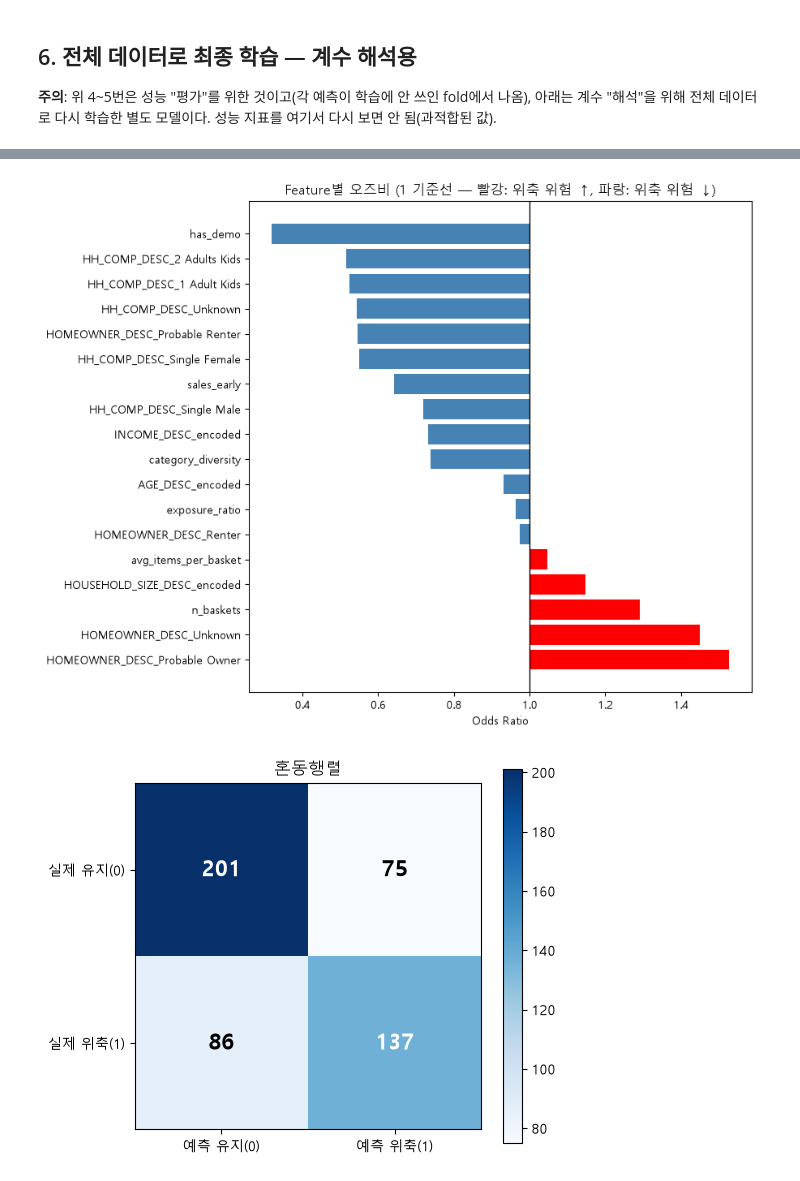
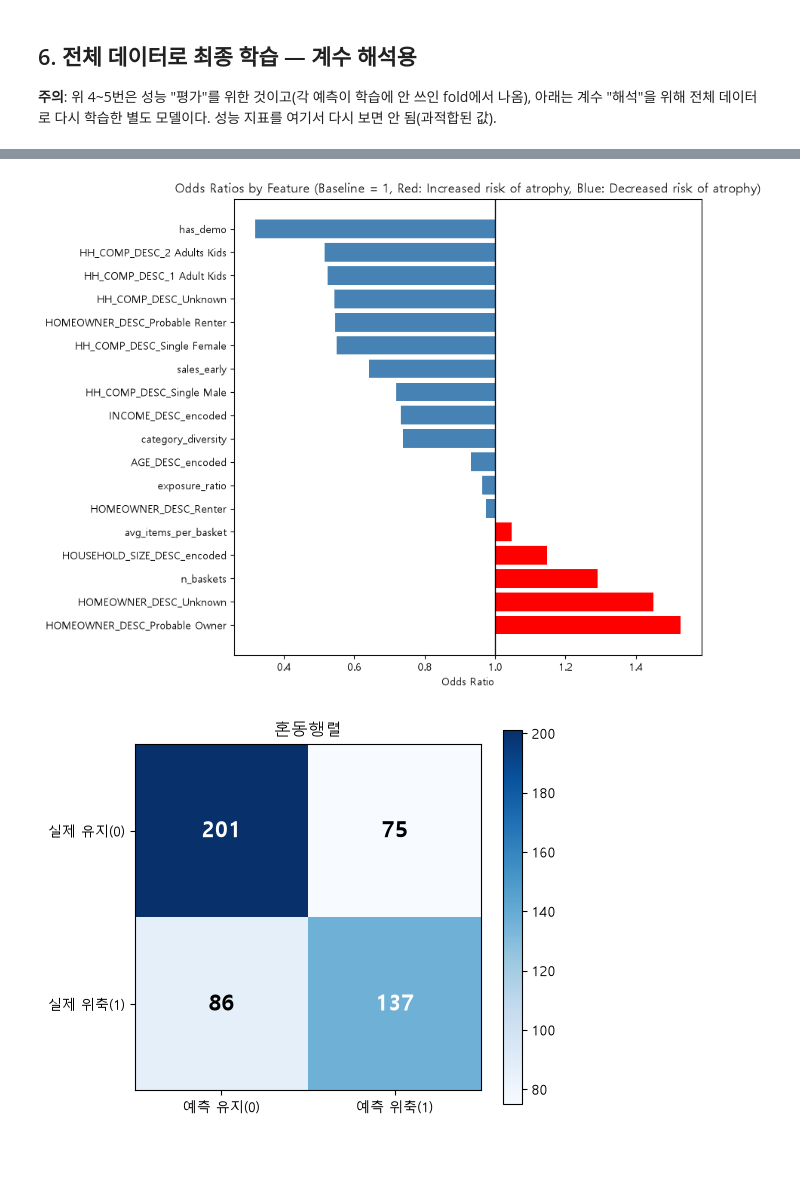
Before and after one commit to jiwoon-oh/ai-data-bootcamp, a Jupyter notebook: project-dunnhumby/customer-retention/h4_ml_model_training.ipynb, the cells around one changed output, grey strips where cells are left out. Drawn from its saved outputs; the diff is of its cells as text; code cells hidden in the pictures; blank space fills up the shorter version.

```diff
--- a/project-dunnhumby/customer-retention/h4_ml_model_training.ipynb
+++ b/project-dunnhumby/customer-retention/h4_ml_model_training.ipynb
@@ -207,14 +207,14 @@ print(coef_table)
 # %%
 fig, ax = plt.subplots(figsize=(9, 7))
 colors = ['red' if v > 1 else 'steelblue' for v in coef_table["odds_ratio"]]
 ax.barh(coef_table["feature"], coef_table["odds_ratio"] - 1, left=1, color=colors)
 ax.axvline(1, color='black', linewidth=1)
 ax.set_xlabel("Odds Ratio")
-ax.set_title("Feature별 오즈비 (1 기준선 — 빨강: 위축 위험 ↑, 파랑: 위축 위험 ↓)")
+ax.set_title("Odds Ratios by Feature (Baseline = 1, Red: Increased risk of atrophy, Blue: Decreased risk of atrophy)")
 plt.tight_layout()
 plt.show()
 # %% [output]
-[figure, old version]
+[figure, new version]
 # %%
 fig, ax = plt.subplots(figsize=(5.5, 5))
 im = ax.imshow(cm, cmap="Blues")
```
Also changed, not shown: 4 other files.
